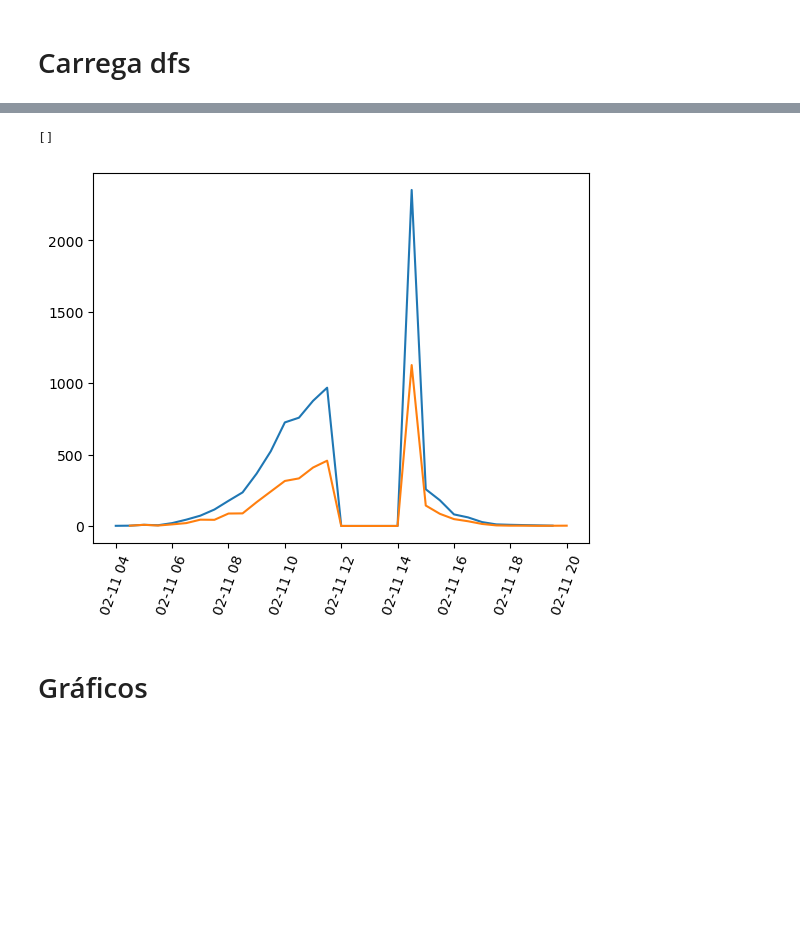
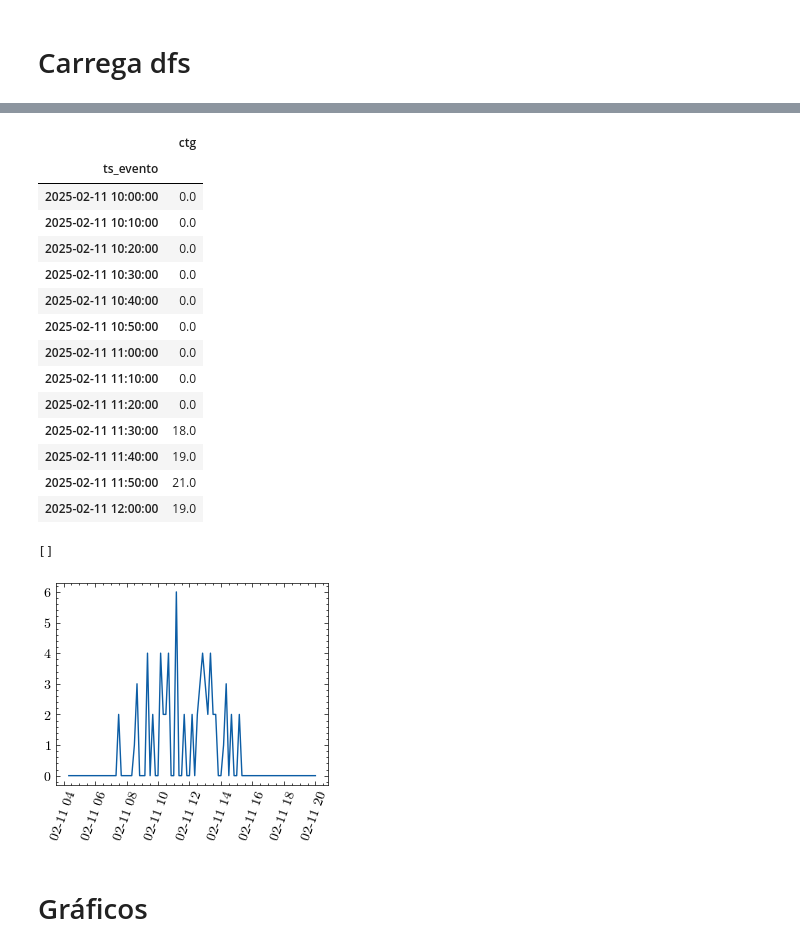
Before and after one commit to vinmir/workshop-gecap2, a Jupyter notebook: nb/poc_dados.ipynb, the cells around one changed output, grey strips where cells are left out. Cells and saved outputs as stored; diff of their text form; code cells hidden in the pictures; blank space fills up the shorter version.

```diff
--- a/nb/poc_dados.ipynb
+++ b/nb/poc_dados.ipynb
@@ -283,0 +224,5 @@ df.loc['2025-02-11 14:30:00']
+# %%
+df = df_base.copy(deep=True)
+query="@t0<ts_criacao<@t1 and so_sessao in ('Windows', 'Mac') and versao_jogo=='2.1.9'"
+df.loc[df.query(query).index, ['ts_evento', 'ts_criacao']] += datetime.timedelta(hours=1.5)
+df.query(query)
@@ -283,0 +249,12 @@ df.loc['2025-02-11 14:30:00']
+# %%
+df_graf = df.groupby(
+    [
+        df.ts_evento.dt.floor('10min'),
+        'so_sessao',
+        'versao_jogo',
+        'nivel'
+    ]
+).agg({'ts_evento':'count'}).rename({'ts_evento':'ctg'}, axis=1)
+# ).agg({'ts_evento': 'count'}).rename({'ts_evento':'ctg'}, axis=1)
+# %%
+df_graf = df_graf.unstack([1,2,3]).resample('10min').sum().stack([1,2,3])
@@ -284,12 +283,38 @@ df.loc['2025-02-11 14:30:00']
+# %%
+df_graf = df_graf.unstack(level=1).resample('10min').sum().stack(level=1, future_stack=True)
+# %%
+df_graf.loc[t0:t1,'Windows','2.1.9',1].droplevel(level=[1,2,3])
+# %% [output]
+|  | ctg |
+| ts_evento |  |
+| 2025-02-11 10:00:00 | 0.0 |
+| 2025-02-11 10:10:00 | 0.0 |
+| 2025-02-11 10:20:00 | 0.0 |
+| 2025-02-11 10:30:00 | 0.0 |
+| 2025-02-11 10:40:00 | 0.0 |
+| 2025-02-11 10:50:00 | 0.0 |
+| 2025-02-11 11:00:00 | 0.0 |
+| 2025-02-11 11:10:00 | 0.0 |
+| 2025-02-11 11:20:00 | 0.0 |
+| 2025-02-11 11:30:00 | 18.0 |
+| 2025-02-11 11:40:00 | 19.0 |
+| 2025-02-11 11:50:00 | 21.0 |
+| 2025-02-11 12:00:00 | 19.0 |
 # %%
+# x = df_graf.loc[:,1,:].index
+# y = df_graf.loc[:,1,:].values.flatten()
+
 fig, ax = plt.subplots()
-ax.plot(df.loc['2025-02-11',1])
-ax.plot(df.loc['2025-02-11',6])
+# ax.bar(df_graf.loc[:,1,:]['id_sessao'], width=0.005)
+# ax.plot(df_graf.loc[:,'Windows','2.1.9',1])
+# ax.plot(df_graf.loc[:,'Mac','2.1.9',1])
+ax.plot(df_graf.loc[:,'Linux','2.1.9',1])
+# ax.plot(df_graf.loc[:,'Windows','1.5.3',1])
 plt.xticks(rotation=70)
 plt.plot()
 # %% [output]
 []
-[figure, old version]
+[figure, new version]
 # %% [markdown]
 # Gráficos
 # %%
```
Also changed, not shown: parts of 17 cells of this notebook.
